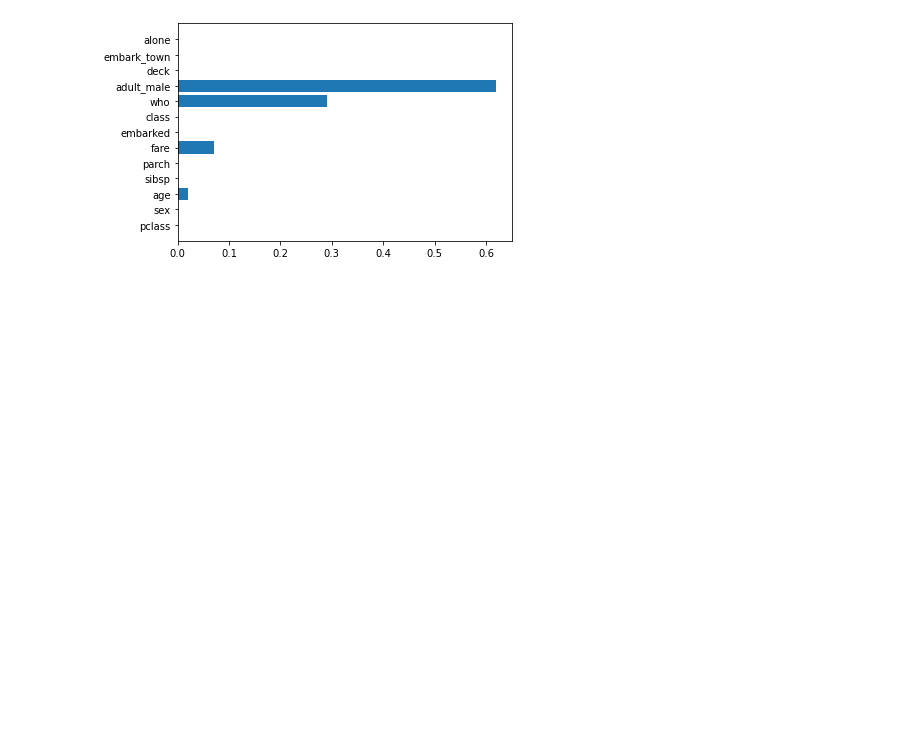
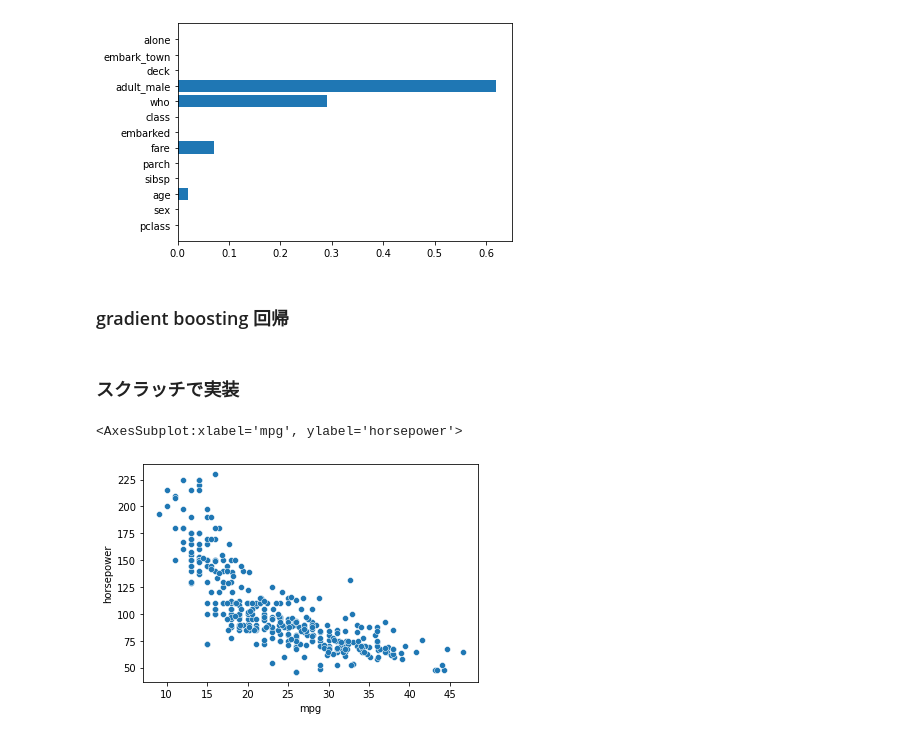
Before and after one commit to pajannat/my-learning, a Jupyter notebook: Kame_Udemy_MLCourse_Part3/boosting.ipynb, the cells around one changed output. Drawn from its saved outputs; the diff is of its cells as text; code cells hidden in the pictures; blank space fills up the shorter version.

```diff
--- a/Kame_Udemy_MLCourse_Part3/boosting.ipynb
+++ b/Kame_Udemy_MLCourse_Part3/boosting.ipynb
@@ -47,3 +47,7 @@ plt.barh(X.columns, ada.feature_importances_)
 [0.   0.   0.02 0.   0.   0.07 0.   0.   0.29 0.62 0.   0.   0.  ]
 <BarContainer object of 13 artists>
 [figure]
+# %% [markdown]
+### gradient boosting 回帰
+# %% [markdown]
+### スクラッチで実装
@@ -49,0 +91,10 @@ plt.barh(X.columns, ada.feature_importances_)
+# %%
+# データ準備
+df = sns.load_dataset('mpg')
+df.dropna(inplace=True)
+X = df['horsepower'].values.reshape(-1, 1)
+y = df['mpg'].values
+sns.scatterplot(x=df['mpg'], y=df['horsepower'])
+# %% [output]
+<AxesSubplot:xlabel='mpg', ylabel='horsepower'>
+[figure, added]
```
Also changed, not shown: parts of 6 cells of this notebook.
